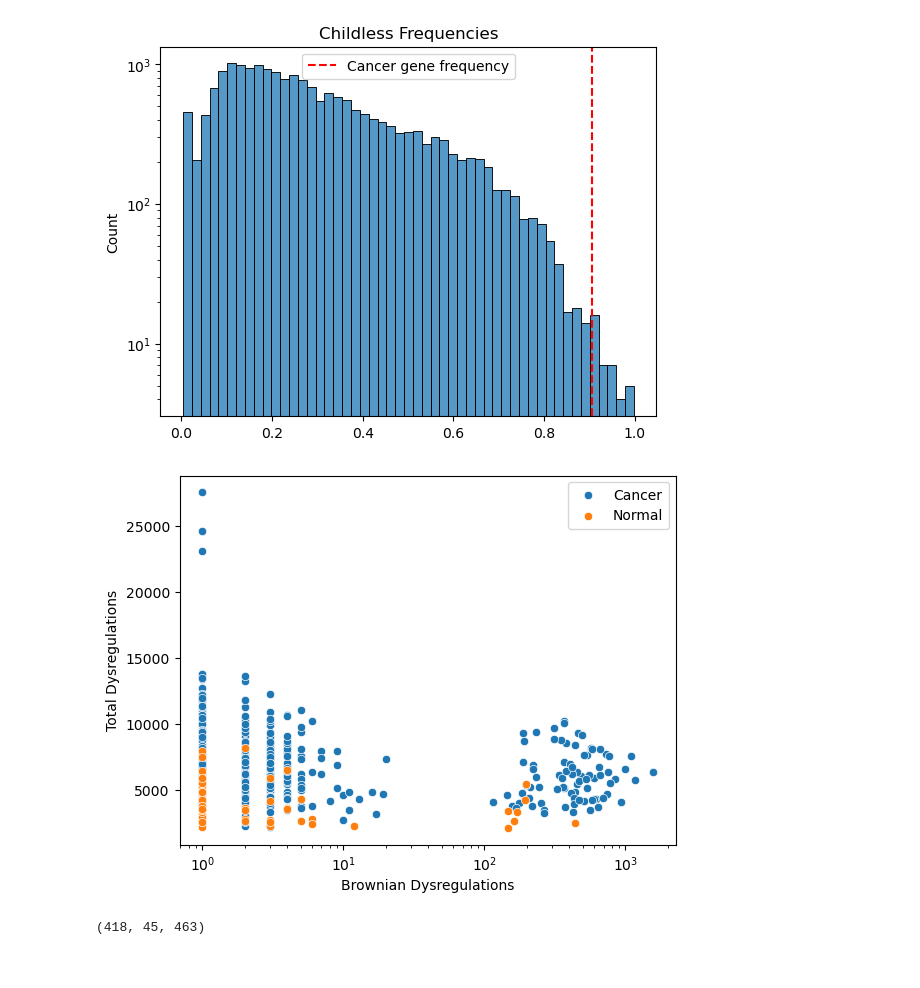
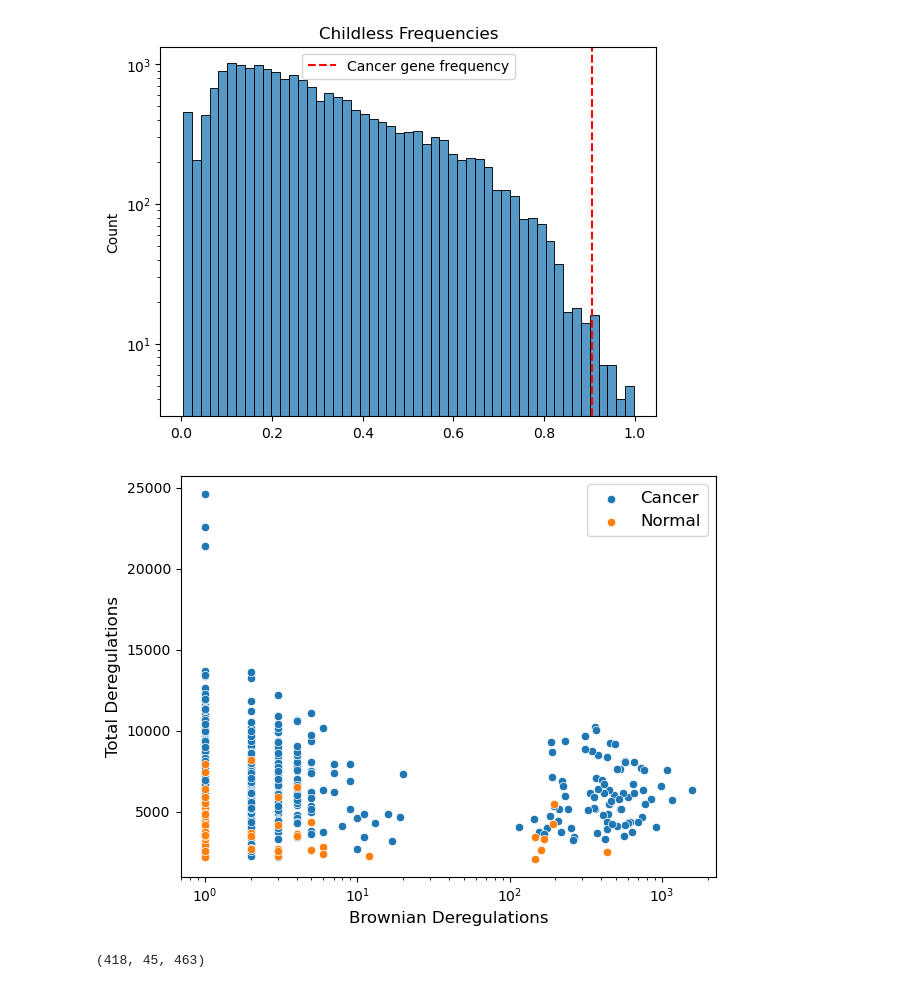
Before and after one commit to RobertoHePe/Causal_GE, a Jupyter notebook: Causal_GE_interpretation.ipynb, the cells around one changed output. Drawn from its saved outputs; the diff is of its cells as text; code cells hidden in the pictures.

```diff
--- a/Causal_GE_interpretation.ipynb
+++ b/Causal_GE_interpretation.ipynb
@@ -305,17 +313,19 @@ plt.legend()
 # %%
 # Plot total dusregulations vs brownian dysregulations
 x_c = brownian_cancer_sample.sum(axis=1)
 x_n = brownian_sample[normal_idx, :].sum(axis=1)
-y_c = dysregulated_cancer.sum(axis=1)
-y_n = dysregulated_normal.sum(axis=1)
+y_c = cancer_sample.sum(axis=1)
+y_n = normal_sample.sum(axis=1)
 sns.scatterplot(x=x_c, y=y_c, label='Cancer')
 sns.scatterplot(x=x_n, y=y_n, label='Normal')
-plt.xlabel('Brownian Dysregulations')
-plt.ylabel('Total Dysregulations')
+plt.xlabel('Brownian Deregulations', fontsize=12)
+plt.ylabel('Total Deregulations', fontsize=12)
 plt.xscale('log')
-#plt.savefig('Charts/Dysregulations_scatter_xlog.jpg', dpi=600)
+plt.legend(fontsize=12)
+plt.tight_layout()
+#plt.savefig('Charts/Fig2.pdf')
 # %% [output]
-[figure, old version]
+[figure, new version]
 # %%
 (x_c < 50).sum(), (x_n < 50).sum(), (x_c < 50).sum() + (x_n < 50).sum()
 # %% [output]
```
Also changed, not shown: parts of 1 cell of this notebook, 3 other files.
